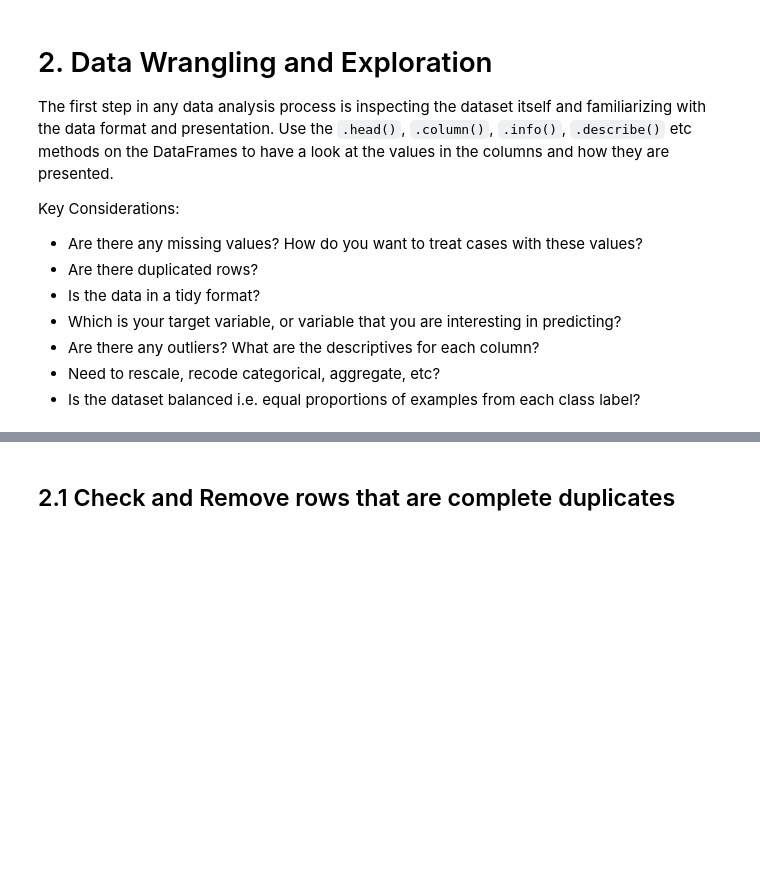
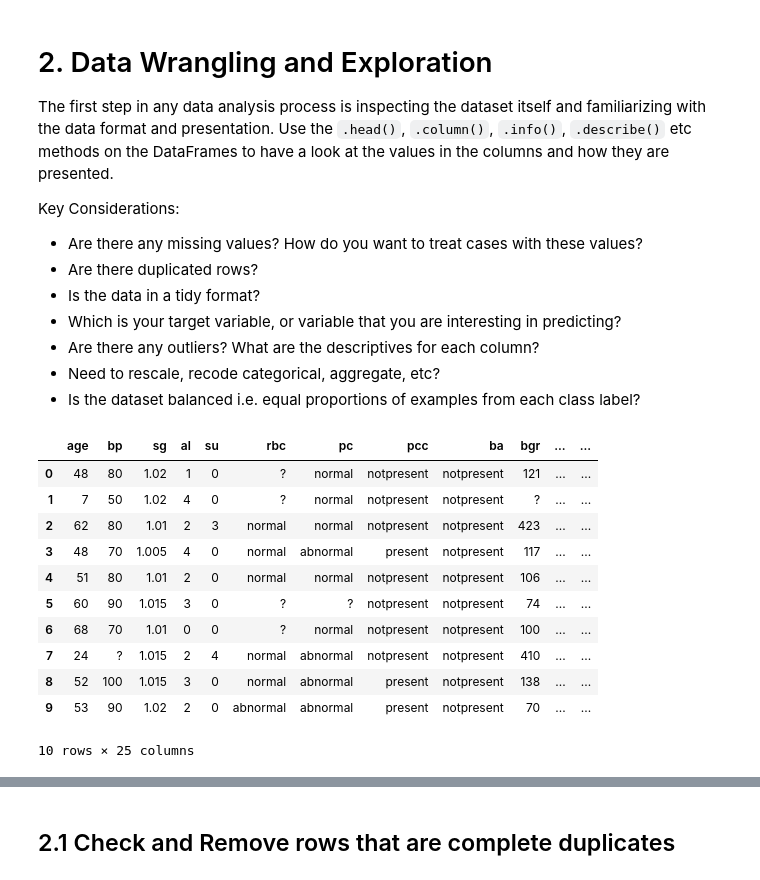
Before and after one commit to RakenduR/Lecture---Hands-on-Codes, a Jupyter notebook: Lecture 2/Lecture_2_CKD.ipynb, the cells around one changed output, grey strips where cells are left out. Drawn from its saved outputs; the diff is of its cells as text; code cells hidden in the pictures; blank space fills up the shorter version.

```diff
--- a/Lecture 2/Lecture_2_CKD.ipynb
+++ b/Lecture 2/Lecture_2_CKD.ipynb
@@ -47,6 +65,19 @@ Key Considerations:
 - Need to rescale, recode categorical, aggregate, etc?
 - Is the dataset balanced i.e. equal proportions of examples from each class label?
 # %%
-ckd
+ckd.head(10)
+# %% [output]
+|  | age | bp | sg | al | su | rbc | pc | pcc | ba | bgr | ... | ... |
+| 0 | 48 | 80 | 1.02 | 1 | 0 | ? | normal | notpresent | notpresent | 121 | ... | ... |
+| 1 | 7 | 50 | 1.02 | 4 | 0 | ? | normal | notpresent | notpresent | ? | ... | ... |
+| 2 | 62 | 80 | 1.01 | 2 | 3 | normal | normal | notpresent | notpresent | 423 | ... | ... |
+| 3 | 48 | 70 | 1.005 | 4 | 0 | normal | abnormal | present | notpresent | 117 | ... | ... |
+| 4 | 51 | 80 | 1.01 | 2 | 0 | normal | normal | notpresent | notpresent | 106 | ... | ... |
+| 5 | 60 | 90 | 1.015 | 3 | 0 | ? | ? | notpresent | notpresent | 74 | ... | ... |
+| 6 | 68 | 70 | 1.01 | 0 | 0 | ? | normal | notpresent | notpresent | 100 | ... | ... |
+| 7 | 24 | ? | 1.015 | 2 | 4 | normal | abnormal | notpresent | notpresent | 410 | ... | ... |
+| 8 | 52 | 100 | 1.015 | 3 | 0 | normal | abnormal | present | notpresent | 138 | ... | ... |
+| 9 | 53 | 90 | 1.02 | 2 | 0 | abnormal | abnormal | present | notpresent | 70 | ... | ... |
+10 rows × 25 columns
 # %%
 ckd.describe()
```
Also changed, not shown: parts of 22 cells of this notebook.
